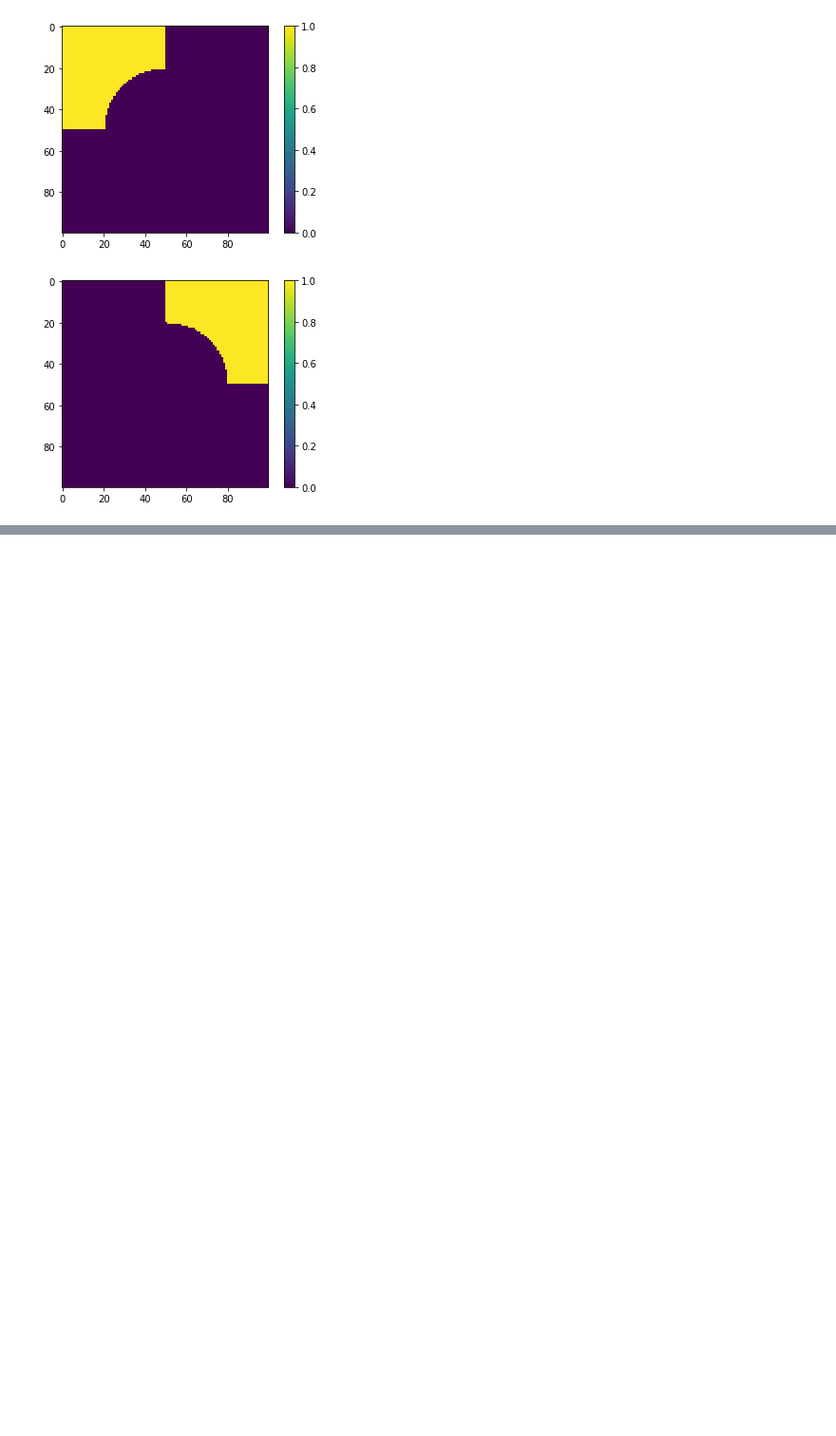
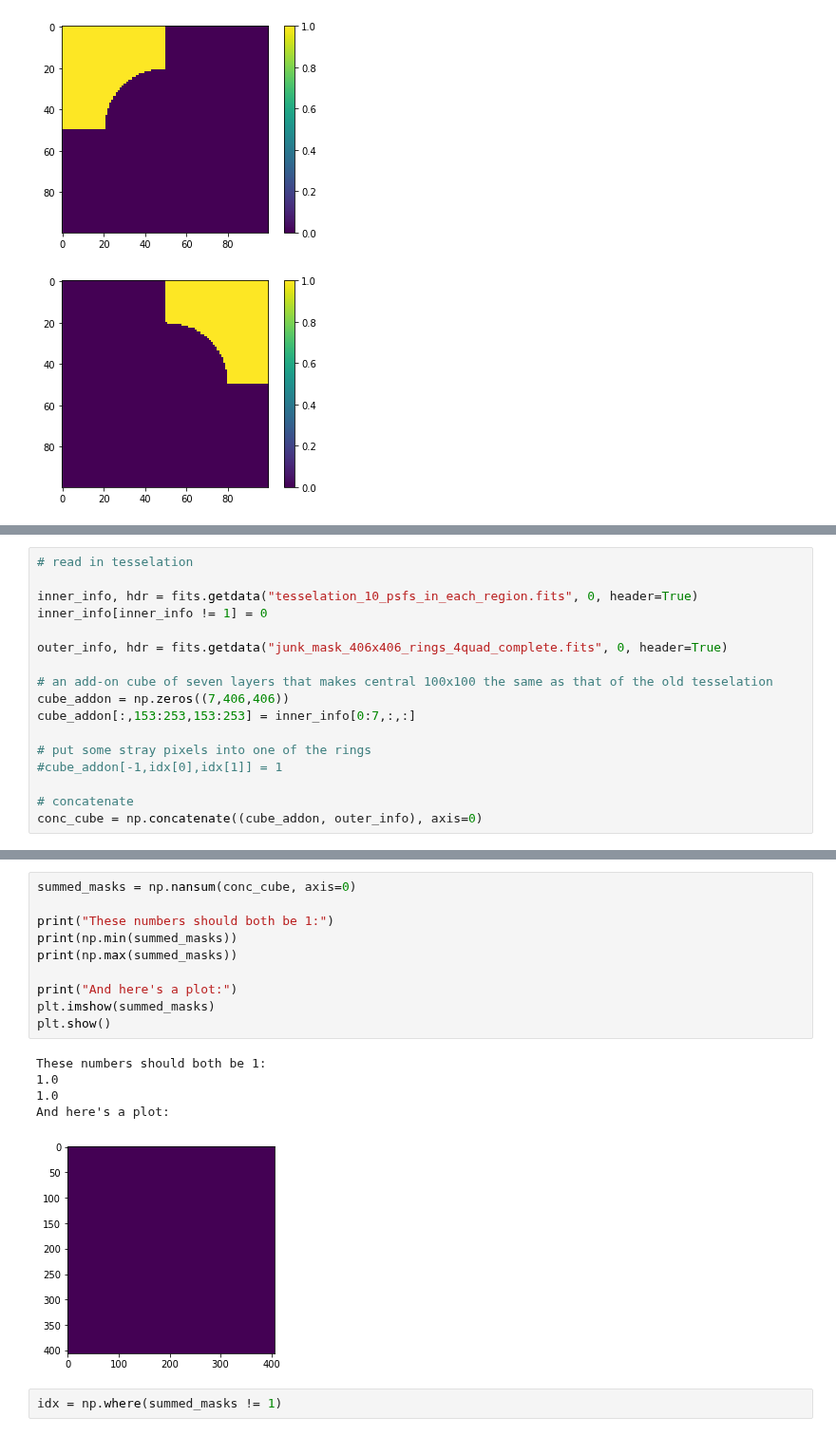
Before and after one commit to mwanakijiji/lbti_altair_fizeau, a Jupyter notebook: notebooks_for_development/pca_tesselation_maker.ipynb, the cells around one changed output, grey strips where cells are left out. Shown at 95% size. Cells and saved outputs as stored; diff of their text form; blank space fills up the shorter version.

```diff
--- a/notebooks_for_development/pca_tesselation_maker.ipynb
+++ b/notebooks_for_development/pca_tesselation_maker.ipynb
@@ -456,0 +585,17 @@ plt.show()
+# %%
+# read in tesselation
+
+inner_info, hdr = fits.getdata("tesselation_10_psfs_in_each_region.fits", 0, header=True)
+inner_info[inner_info != 1] = 0
+
+outer_info, hdr = fits.getdata("junk_mask_406x406_rings_4quad_complete.fits", 0, header=True)
+
+# an add-on cube of seven layers that makes central 100x100 the same as that of the old tesselation
+cube_addon = np.zeros((7,406,406))
+cube_addon[:,153:253,153:253] = inner_info[0:7,:,:]
+
+# put some stray pixels into one of the rings
+#cube_addon[-1,idx[0],idx[1]] = 1
+
+# concatenate
+conc_cube = np.concatenate((cube_addon, outer_info), axis=0)
@@ -456,0 +625,18 @@ plt.show()
+# %%
+summed_masks = np.nansum(conc_cube, axis=0)
+
+print("These numbers should both be 1:")
+print(np.min(summed_masks))
+print(np.max(summed_masks))
+
+print("And here's a plot:")
+plt.imshow(summed_masks)
+plt.show()
+# %% [output]
+These numbers should both be 1:
+1.0
+1.0
+And here's a plot:
+[figure, added]
+# %%
+idx = np.where(summed_masks != 1)
```
Also changed, not shown: parts of 22 cells of this notebook, 4 other files.
